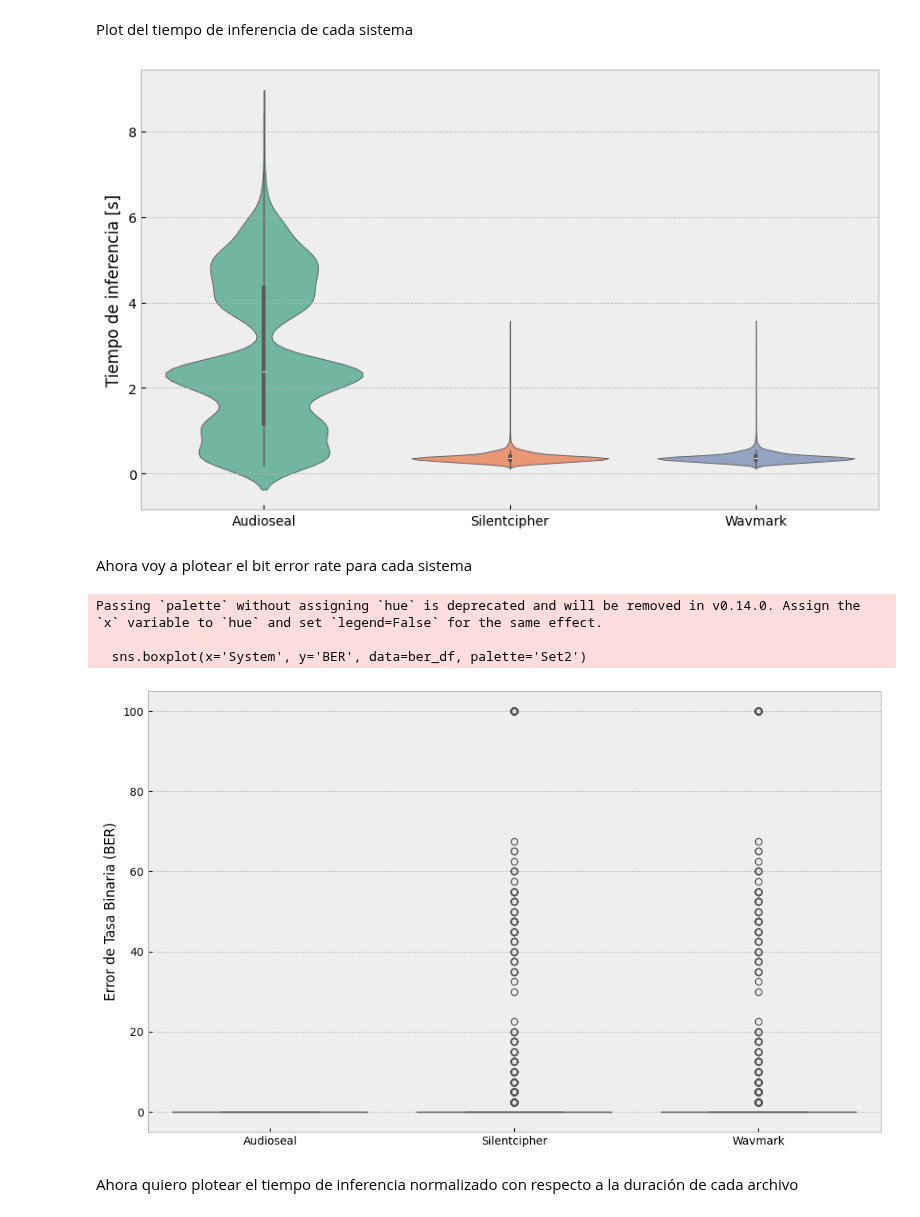
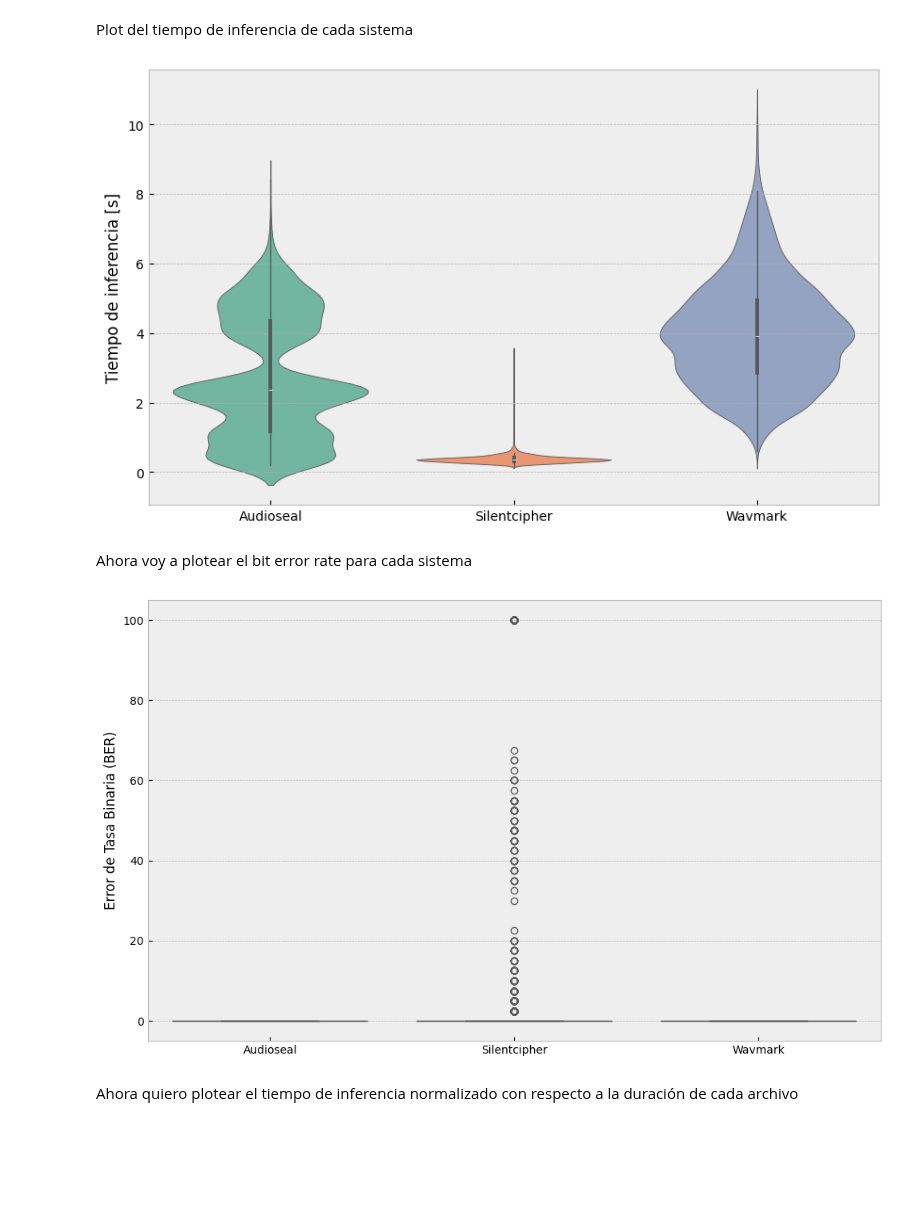
Before and after one commit to almarazj/watermarking-systems, a Jupyter notebook: plots/plots_tesis.ipynb, the cells around one changed output. Drawn from its saved outputs; the diff is of its cells as text; code cells hidden in the pictures; blank space fills up the shorter version.

```diff
--- a/plots/plots_tesis.ipynb
+++ b/plots/plots_tesis.ipynb
@@ -103,40 +104,37 @@ Residual   218.200761  8695.0          NaN            NaN
 Plot del tiempo de inferencia de cada sistema
 # %%
 placeholder_data = pd.DataFrame({
-    'time': pd.concat([data['audioseal']['time'], data['silentcipher']['time'], data['silentcipher']['time']]),
-    'group': ['Audioseal'] * len(data['audioseal']) + ['Silentcipher'] * len(data['silentcipher']) + ['Wavmark'] * len(data['silentcipher'])
+    'time': pd.concat([data['audioseal']['time'], data['silentcipher']['time'], data['wavmark']['time']]),
+    'group': ['Audioseal'] * len(data['audioseal']) + ['Silentcipher'] * len(data['silentcipher']) + ['Wavmark'] * len(data['wavmark'])
 })
 
 plt.figure(figsize=(10, 6))
 sns.violinplot(x='group', y='time', hue='group', legend=False, data=placeholder_data, palette='Set2')
 plt.ylabel('Tiempo de inferencia [s]')
 plt.xlabel('')
 
 plt.show()
 # %% [output]
-[figure, old version]
+[figure, new version]
 # %% [markdown]
 Ahora voy a plotear el bit error rate para cada sistema
 # %%
 # Suponiendo que tienes un DataFrame que contiene los BER por sistema
 ber_df = pd.DataFrame({
-    'System': ['Audioseal'] * len(data['Audioseal']['ber']) +
-               ['Silentcipher'] * len(data['Silentcipher']['ber']) +
-               ['Wavmark'] * len(data['Silentcipher']['ber']),
-    'BER': list(data['Audioseal']['ber']) + list(data['Silentcipher']['ber']) + list(data['Silentcipher']['ber'])
+    'System': ['Audioseal'] * len(data['audioseal']['ber']) +
+              ['Silentcipher'] * len(data['silentcipher']['ber']) +
+              ['Wavmark'] * len(data['wavmark']['ber']),
+    'BER': list(data['audioseal']['ber']) + list(data['silentcipher']['ber']) + list(data['wavmark']['ber'])
 })
 
 plt.figure(figsize=(10, 6))
-sns.boxplot(x='System', y='BER', data=ber_df, palette='Set2')
+sns.boxplot(x='System', y='BER', data=ber_df, hue='System', legend=False, palette='Set2')
 plt.ylabel('Error de Tasa Binaria (BER)')
 plt.xlabel('')
 plt.tight_layout()
 plt.show()
 # %% [output]
-Passing `palette` without assigning `hue` is deprecated and will be removed in v0.14.0. Assign the `x` variable to `hue` and set `legend=False` for the same effect.
-
-  sns.boxplot(x='System', y='BER', data=ber_df, palette='Set2')
-[figure, old version]
+[figure, new version]
 # %% [markdown]
 Ahora quiero plotear el tiempo de inferencia normalizado con respecto a la duración de cada archivo
 # %%
```
Also changed, not shown: parts of 5 cells of this notebook.
